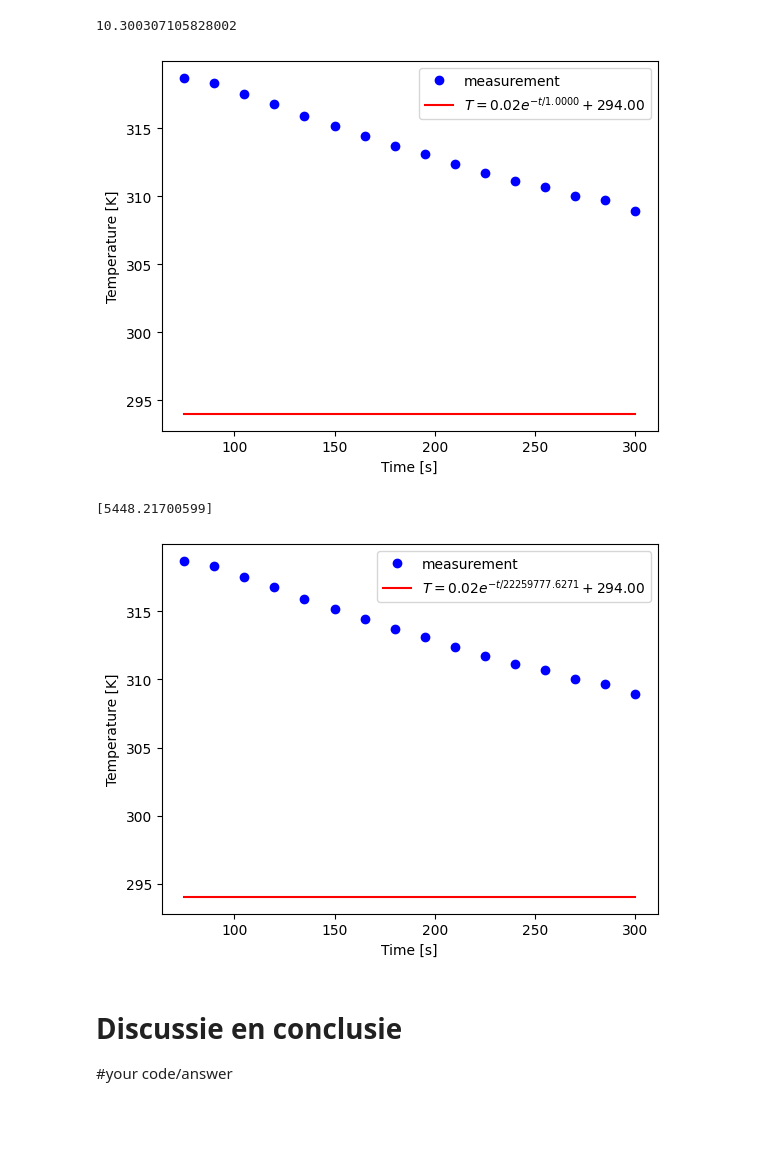
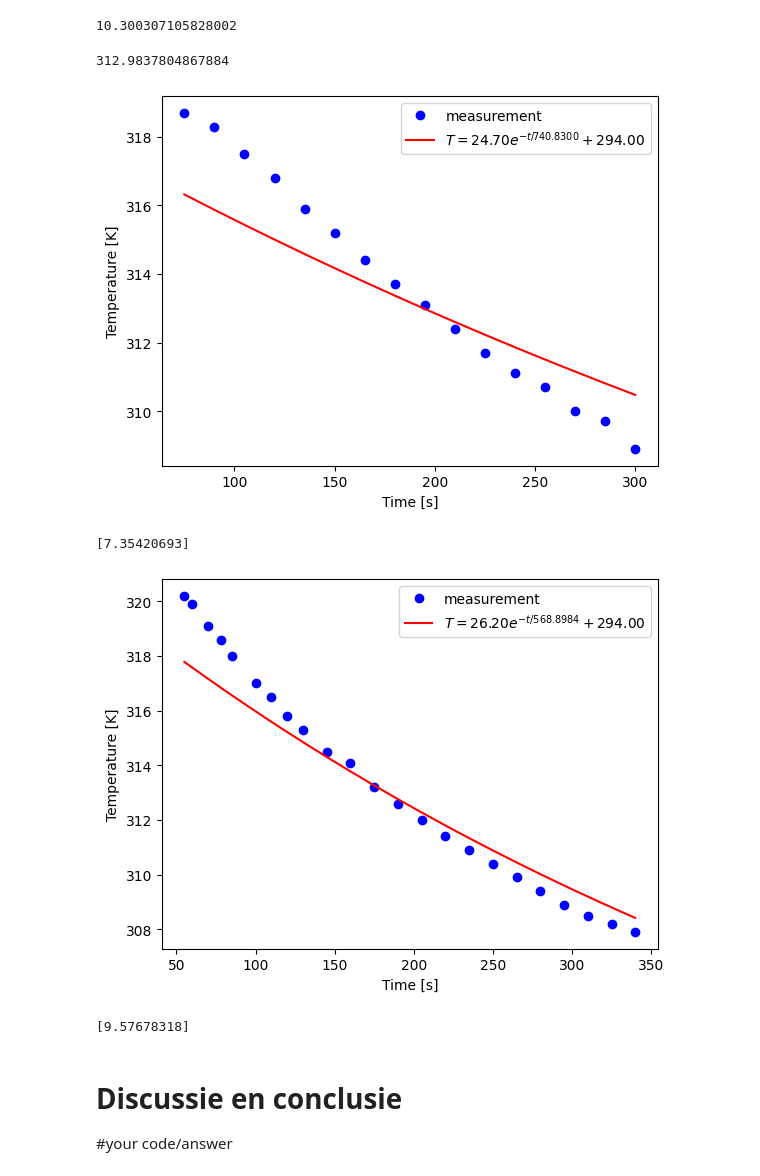
Before and after one commit to BobVill/32, a Jupyter notebook: Content/Labs/koelbuis.ipynb, the cells around one changed output. Drawn from its saved outputs; the diff is of its cells as text; code cells hidden in the pictures; blank space fills up the shorter version.

```diff
--- a/Content/Labs/koelbuis.ipynb
+++ b/Content/Labs/koelbuis.ipynb
@@ -294,33 +294,33 @@ print(h_exp) # warmteoverdrachtscoëfficiënt in W/m^2 K
 [figure]
 10.300307105828002
 # %%
-def exp_func(t, tau):
-    A=buitenoppervlak
-    # A is verschiltemperatuur met omgeving aan start
-    # tau is de karakteristieke tijd voor de koeling
-    # T_omg is de omgevingstemperatuur
-    return (A * np.exp(-t/tau) + T_omg)
-
 buitenoppervlak = buitenoppervlak # bepaal zelf in m^2
 warmtecapaciteit = warmtecapaciteit # bepaal de warmtecapaciteit in J/K
 
 times = times_zonder_dop
 temps = temps_zonder_dop
 
+A=np.max(temps)-T_omg
+def exp_func(t, tau):
+    # A is verschiltemperatuur met omgeving aan start
+    # tau is de karakteristieke tijd voor de koeling
+    # T_omg is de omgevingstemperatuur
+    return (A * np.exp(-t/tau) + T_omg)
+
 
 # pas beginwaardes aan naar schatting
 # Het aantal maxfev moet wellicht hoger voor goede convergentie van de waarde
-popt, pocv = curve_fit(exp_func, times, temps, maxfev=5000)
+popt, pocv = curve_fit(exp_func, times, temps, p0=[100], maxfev=5000)
 
 
 y_fit = exp_func(times, popt)
-
+print(y_fit[8])
 plt.figure()
 plt.xlabel('Time [s]')
 plt.ylabel('Temperature [K]')
 
 plt.plot(times, temps, 'bo', label='measurement')
-plt.plot(times, y_fit, 'r-', label='$T = %0.2f e^{-t/%0.4f} + %0.2f$' % (buitenoppervlak, popt, T_omg))
+plt.plot(times, y_fit, 'r-', label='$T = %0.2f e^{-t/%0.4f} + %0.2f$' % (A, popt, T_omg))
 
 plt.legend()
 
@@ -333,38 +333,47 @@ print(h_exp) # warmteoverdrachtscoëfficiënt in W/m^2 K
 #
 # plt.savefig("Figuren/naam.png", dpi=450)
 # %% [output]
+312.9837804867884
-[figure, old version]
+[figure, new version]
-[5448.21700599]
+[7.35420693]
 # %%
-A=buiteninhoudoppervlak
+times = times_met_dop
+temps = temps_met_dop
+
+A=np.max(temps)-T_omg
 def exp_func(t, tau):
     return A * np.exp(-t/tau) + T_omg
 
 popt, pcov = curve_fit(
     exp_func,
     times,
     temps,
     p0=[100],      # startwaarde voor tau
     maxfev=5000
 )
 
 tau_fit = popt[0]
 
 y_fit = exp_func(times, tau_fit)
 
 h_exp = warmtecapaciteit / (tau_fit * buitenoppervlak)
 plt.figure()
 plt.xlabel('Time [s]')
 plt.ylabel('Temperature [K]')
 
 plt.plot(times, temps, 'bo', label='measurement')
-plt.plot(times, y_fit, 'r-', label='$T = %0.2f e^{-t/%0.4f} + %0.2f$' % (buitenoppervlak, popt, T_omg))
+plt.plot(times, y_fit, 'r-', label='$T = %0.2f e^{-t/%0.4f} + %0.2f$' % (A, popt, T_omg))
 
 plt.legend()
 
 plt.show()
+
+h_exp = (warmtecapaciteit) / (popt * buitenoppervlak)
+
+print(h_exp)
 # %% [output]
-[figure, old version]
+[figure, new version]
+[9.57678318]
 # %% [markdown]
 # Discussie en conclusie
 
```
Also changed, not shown: 6 other files.
